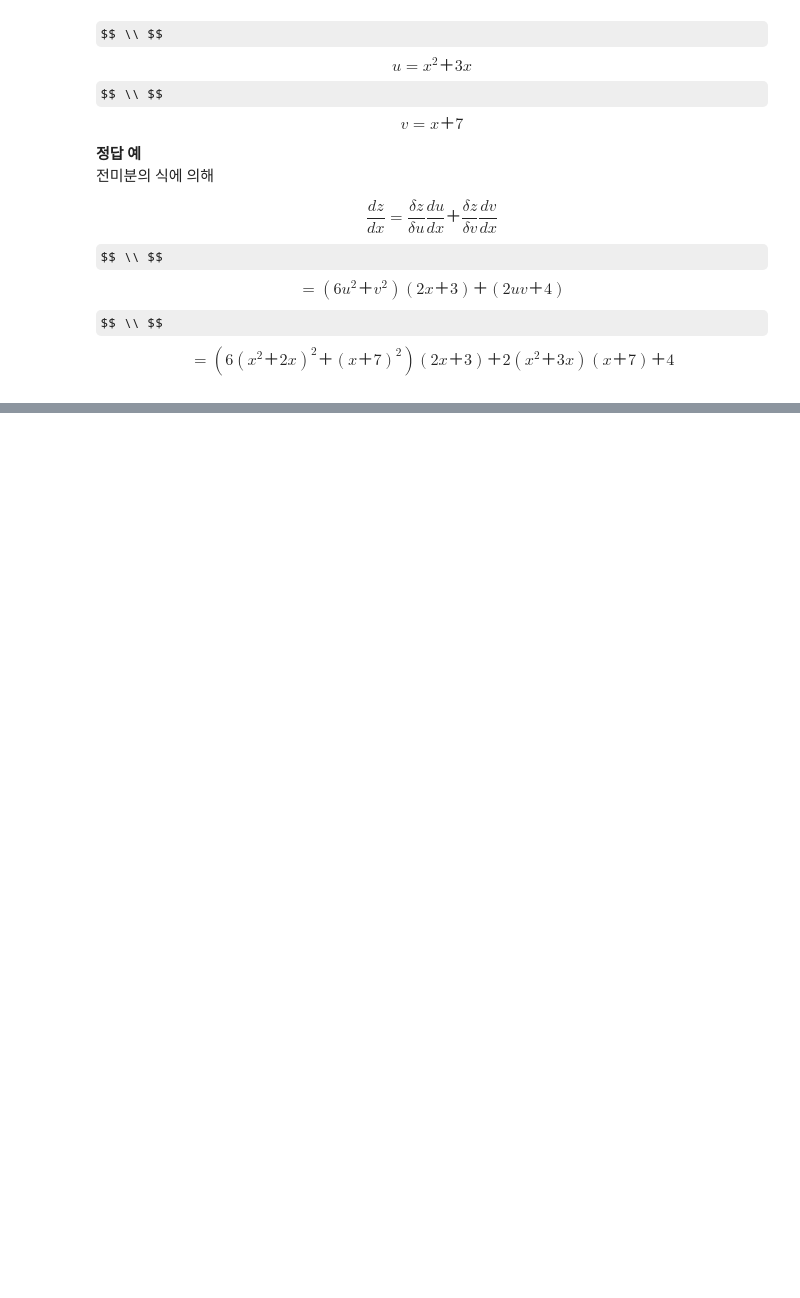
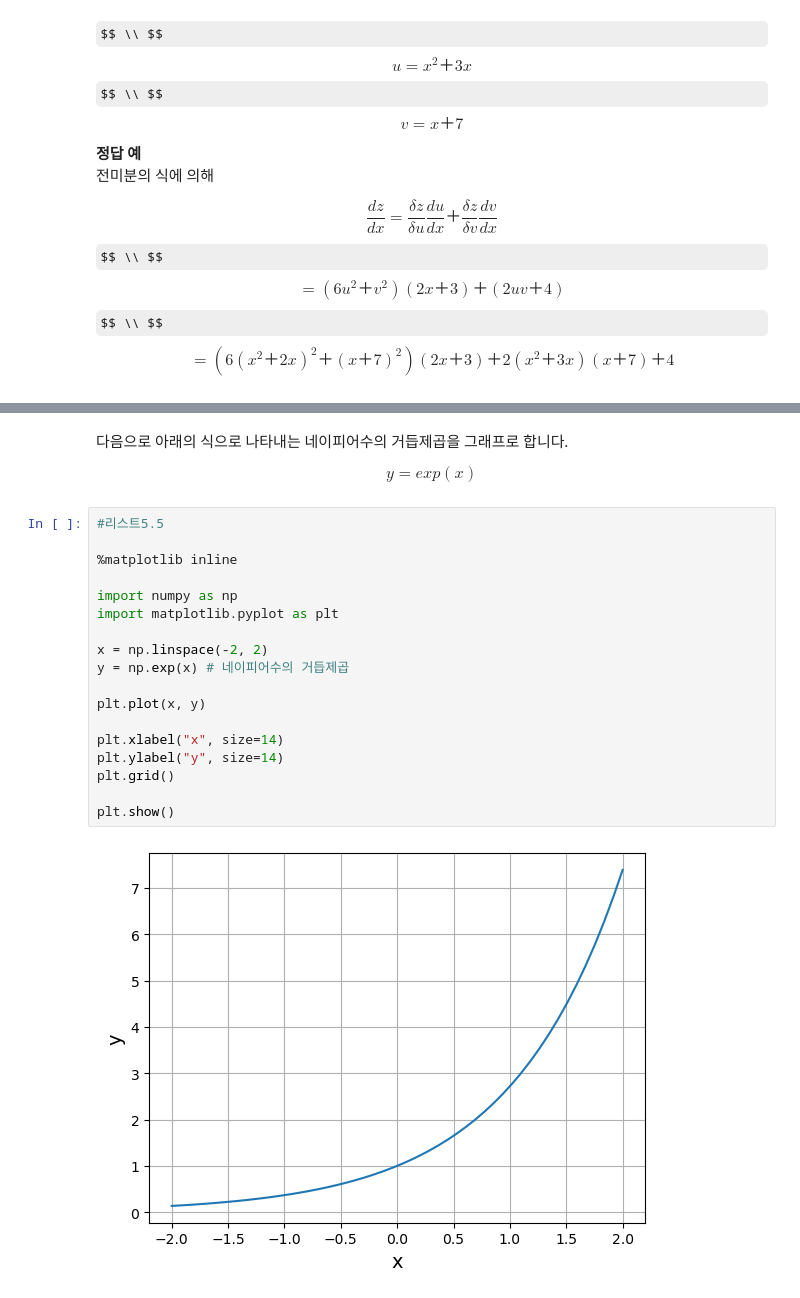
Before and after one commit to gsmin02/AI-Python-STUDY, a Jupyter notebook: Chapter/Chapter 5.ipynb, the cells around one changed output, grey strips where cells are left out. Drawn from its saved outputs; the diff is of its cells as text; some formulas as TeX source; blank space fills up the shorter version.

```diff
--- a/Chapter/Chapter 5.ipynb
+++ b/Chapter/Chapter 5.ipynb
@@ -489,0 +538,24 @@ $$ = (6(x^2 ＋ 2x)^2 ＋ (x ＋ 7)^2)(2x ＋ 3) ＋ 2(x^2 ＋ 3x)(x ＋ 7) ＋
+# %% [markdown]
+다음으로 아래의 식으로 나타내는 네이피어수의 거듭제곱을 그래프로 합니다.
+
+$$ y = exp(x) $$
+# %%
+#리스트5.5
+
+%matplotlib inline
+
+import numpy as np
+import matplotlib.pyplot as plt
+
+x = np.linspace(-2, 2)
+y = np.exp(x) # 네이피어수의 거듭제곱
+
+plt.plot(x, y)
+
+plt.xlabel("x", size=14)
+plt.ylabel("y", size=14)
+plt.grid()
+
+plt.show()
+# %% [output]
+[figure, added]
```
Also changed, not shown: parts of 5 cells of this notebook.
